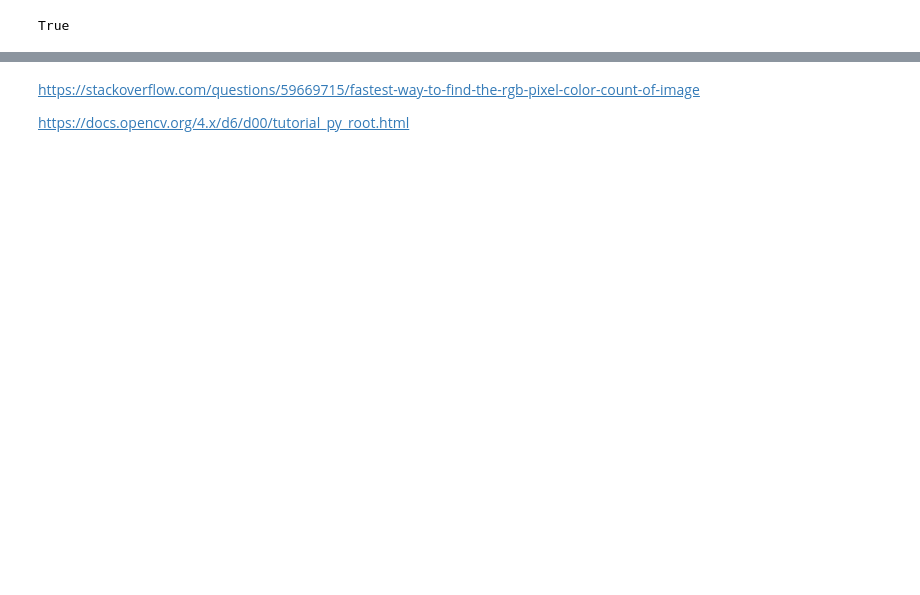
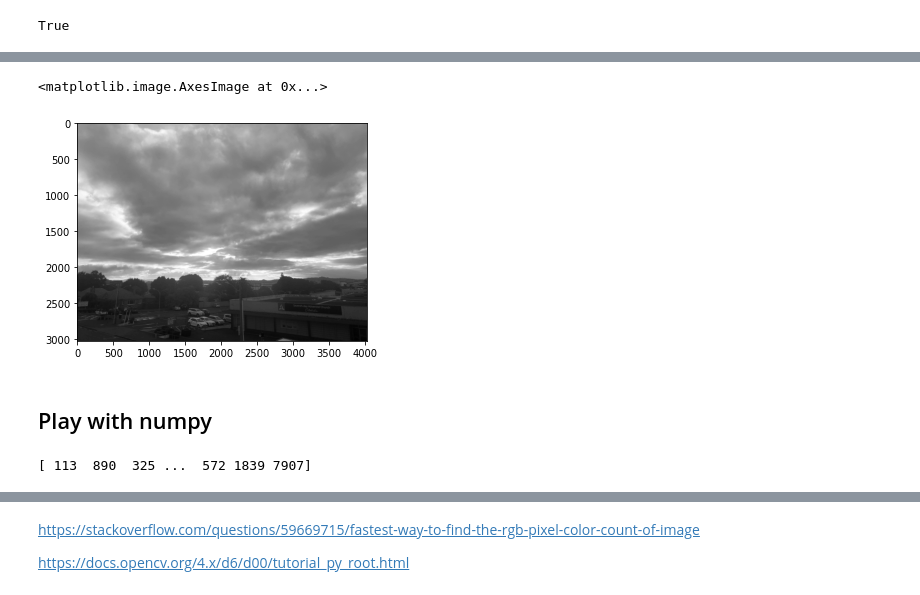
Before and after one commit to ICWallis/image-processing, a Jupyter notebook: method_hacking.ipynb, the cells around one changed output, grey strips where cells are left out. Drawn from its saved outputs; the diff is of its cells as text; code cells hidden in the pictures; blank space fills up the shorter version.

```diff
--- a/method_hacking.ipynb
+++ b/method_hacking.ipynb
@@ -204,0 +217,7 @@ plt.imsave('test_save_4.jpg',image_gaussian_8bit )
+# %%
+# for grey scale images, we can define the colour maps
+plt.imshow(image_cv_greyscale,cmap='gist_gray')
+# suffix the colormap name with _r to reverse it
+# %% [output]
+<matplotlib.image.AxesImage at 0x...>
+[figure, added]
@@ -204,0 +231,12 @@ plt.imsave('test_save_4.jpg',image_gaussian_8bit )
+# %% [markdown]
+## Play with numpy
+# %%
+# Get colours and corresponding counts
+colors, counts = np.unique(image.reshape(-1,3), axis=0, return_counts=1)
+
+print(
+    #colours,
+    counts
+    )
+# %% [output]
+[ 113  890  325 ...  572 1839 7907]
```
Also changed, not shown: parts of 10 cells of this notebook.
